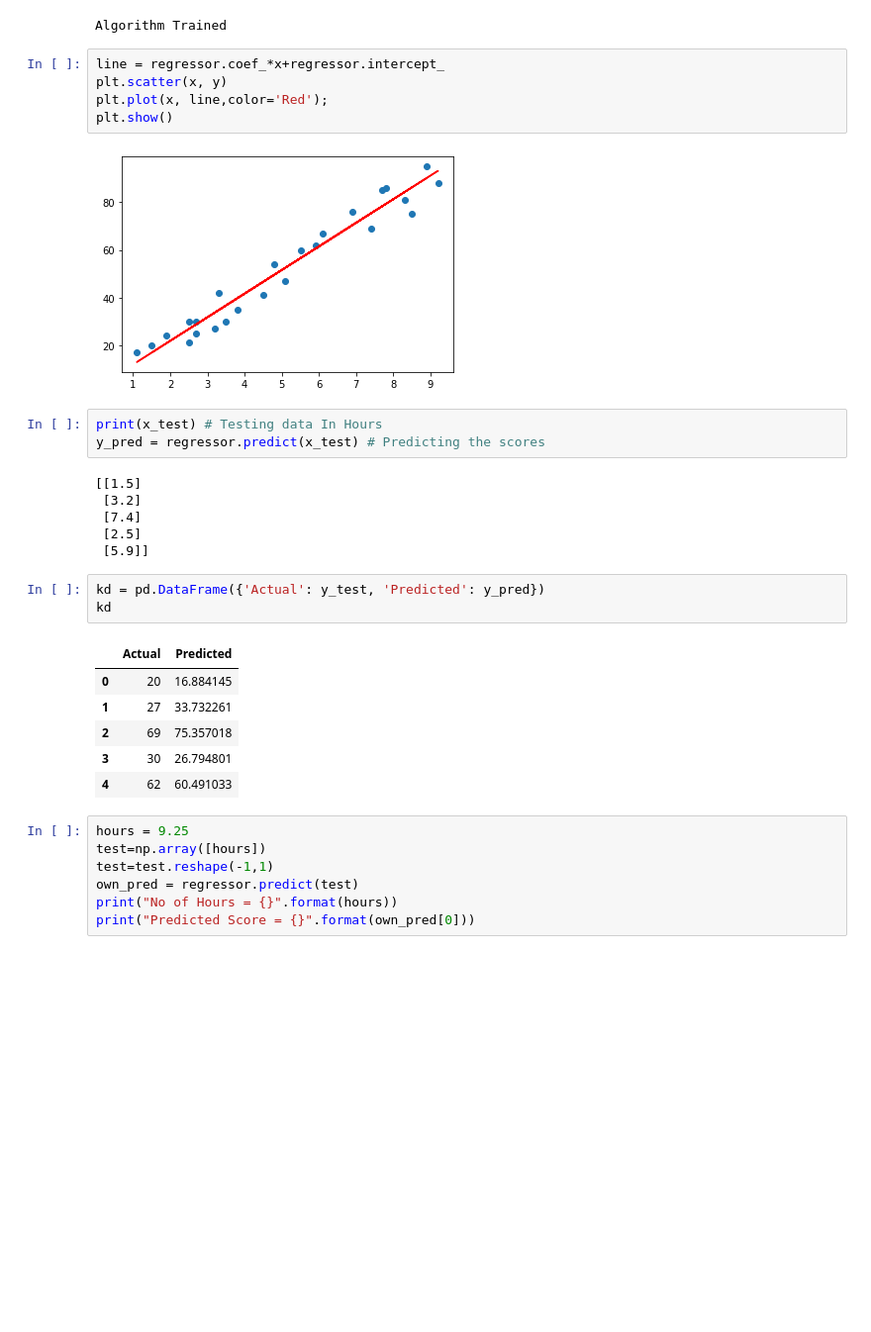
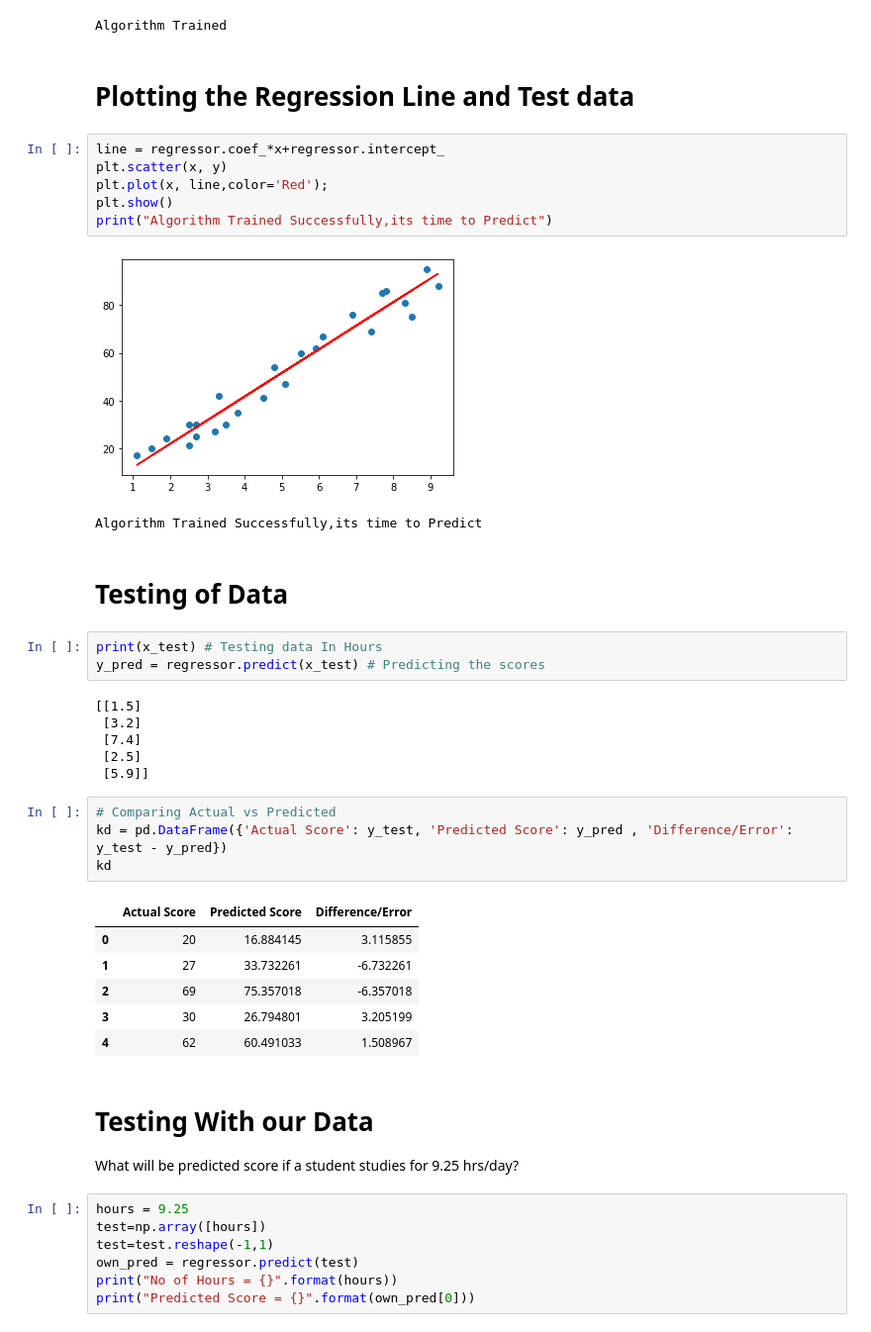
Before and after one commit to KhushiAgarwal30/Task-1, a Jupyter notebook: Marks_Prediction.ipynb, the cells around one changed output. Shown: that part at 99% size. Cells and saved outputs as stored; diff of their text form; blank space fills up the shorter version.

```diff
--- a/Marks_Prediction.ipynb
+++ b/Marks_Prediction.ipynb
@@ -121,13 +141,19 @@ regressor.fit(x_train, y_train)
 print("Algorithm Trained")
 # %% [output]
 Algorithm Trained
+# %% [markdown]
+# Plotting the Regression Line and Test data
 # %%
 line = regressor.coef_*x+regressor.intercept_
 plt.scatter(x, y)
 plt.plot(x, line,color='Red');
 plt.show()
+print("Algorithm Trained Successfully,its time to Predict")
 # %% [output]
 [figure]
+Algorithm Trained Successfully,its time to Predict
+# %% [markdown]
+# Testing of Data
 # %%
 print(x_test) # Testing data In Hours
 y_pred = regressor.predict(x_test) # Predicting the scores
@@ -138,15 +164,19 @@ y_pred = regressor.predict(x_test) # Predicting the scores
  [2.5]
  [5.9]]
 # %%
-kd = pd.DataFrame({'Actual': y_test, 'Predicted': y_pred})
+# Comparing Actual vs Predicted
+kd = pd.DataFrame({'Actual Score': y_test, 'Predicted Score': y_pred , 'Difference/Error': y_test - y_pred})
 kd
 # %% [output]
-|  | Actual | Predicted |
-| 0 | 20 | 16.884145 |
-| 1 | 27 | 33.732261 |
-| 2 | 69 | 75.357018 |
-| 3 | 30 | 26.794801 |
-| 4 | 62 | 60.491033 |
+|  | Actual Score | Predicted Score | Difference/Error |
+| 0 | 20 | 16.884145 | 3.115855 |
+| 1 | 27 | 33.732261 | -6.732261 |
+| 2 | 69 | 75.357018 | -6.357018 |
+| 3 | 30 | 26.794801 | 3.205199 |
+| 4 | 62 | 60.491033 | 1.508967 |
+# %% [markdown]
+# Testing With our Data
+What will be predicted score if a student studies for 9.25 hrs/day?
 # %%
 hours = 9.25
 test=np.array([hours])
```
Also changed, not shown: parts of 9 cells of this notebook.
